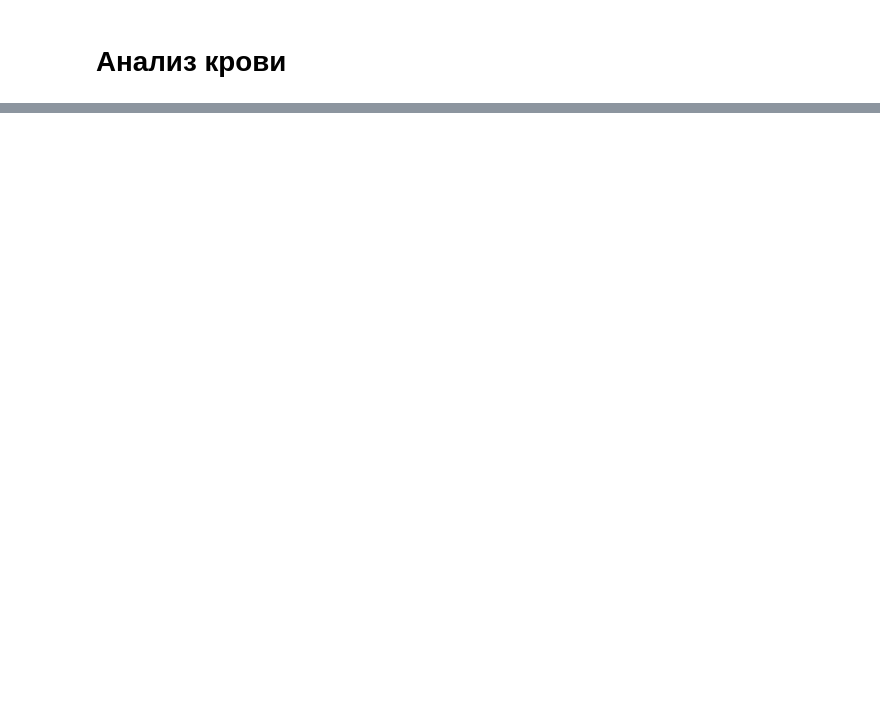
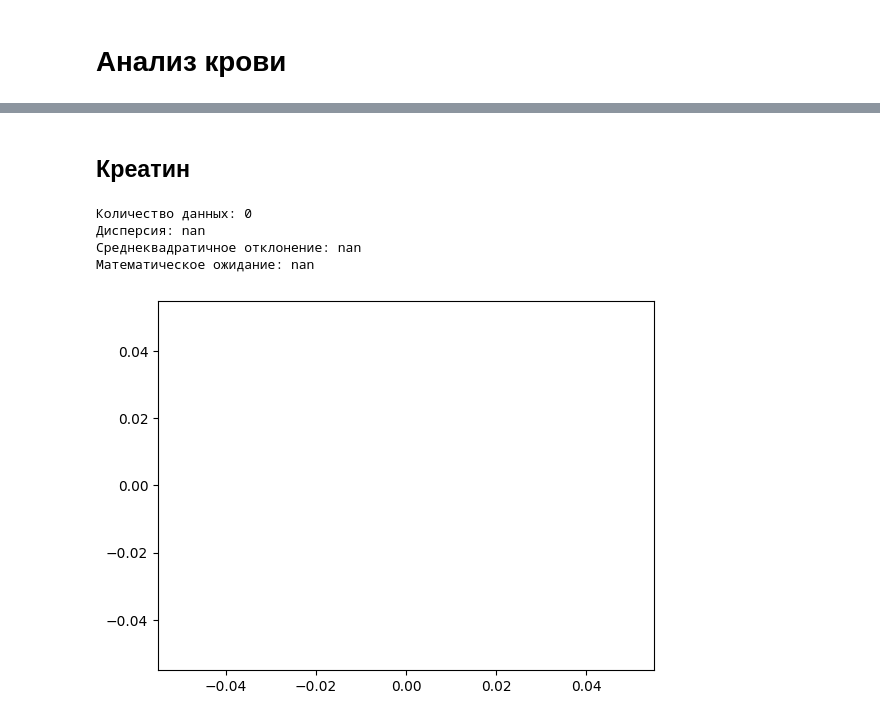
Before and after one commit to HST-inc/fitm-hackaton-2022, a Jupyter notebook: analytics/analytics.ipynb, the cells around one changed output, grey strips where cells are left out. Cells and saved outputs as stored; diff of their text form; code cells hidden in the pictures; blank space fills up the shorter version.

```diff
--- a/analytics/analytics.ipynb
+++ b/analytics/analytics.ipynb
@@ -272,0 +310,10 @@ create_data("Нейтрофилы сегментоядерные")
+# %% [markdown]
+## Креатин
+# %%
+create_data("Креатин")
+# %% [output]
+Количество данных: 0
+Дисперсия: nan
+Среднеквадратичное отклонение: nan
+Математическое ожидание: nan
+[figure, added]
```
Also changed, not shown: parts of 74 cells of this notebook.
